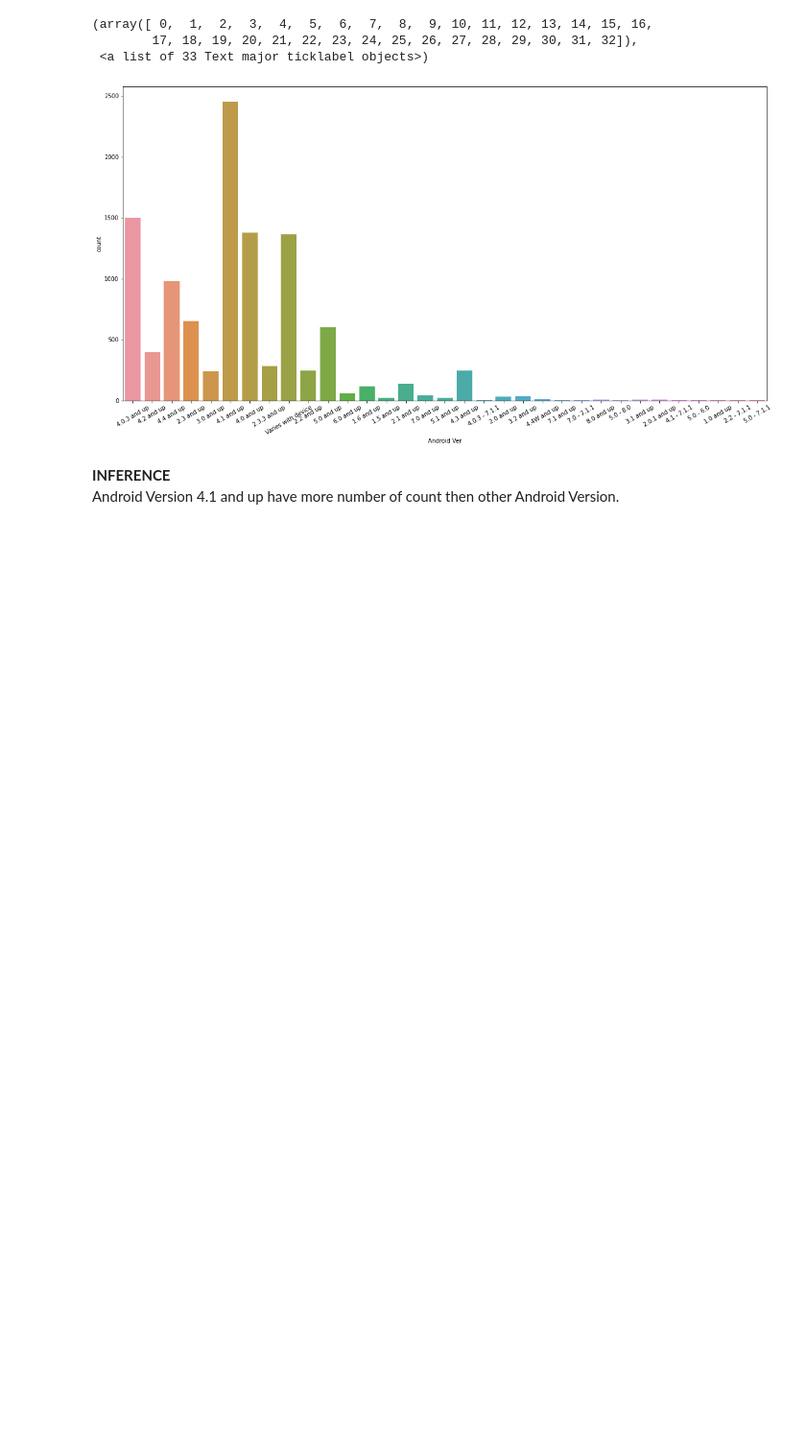
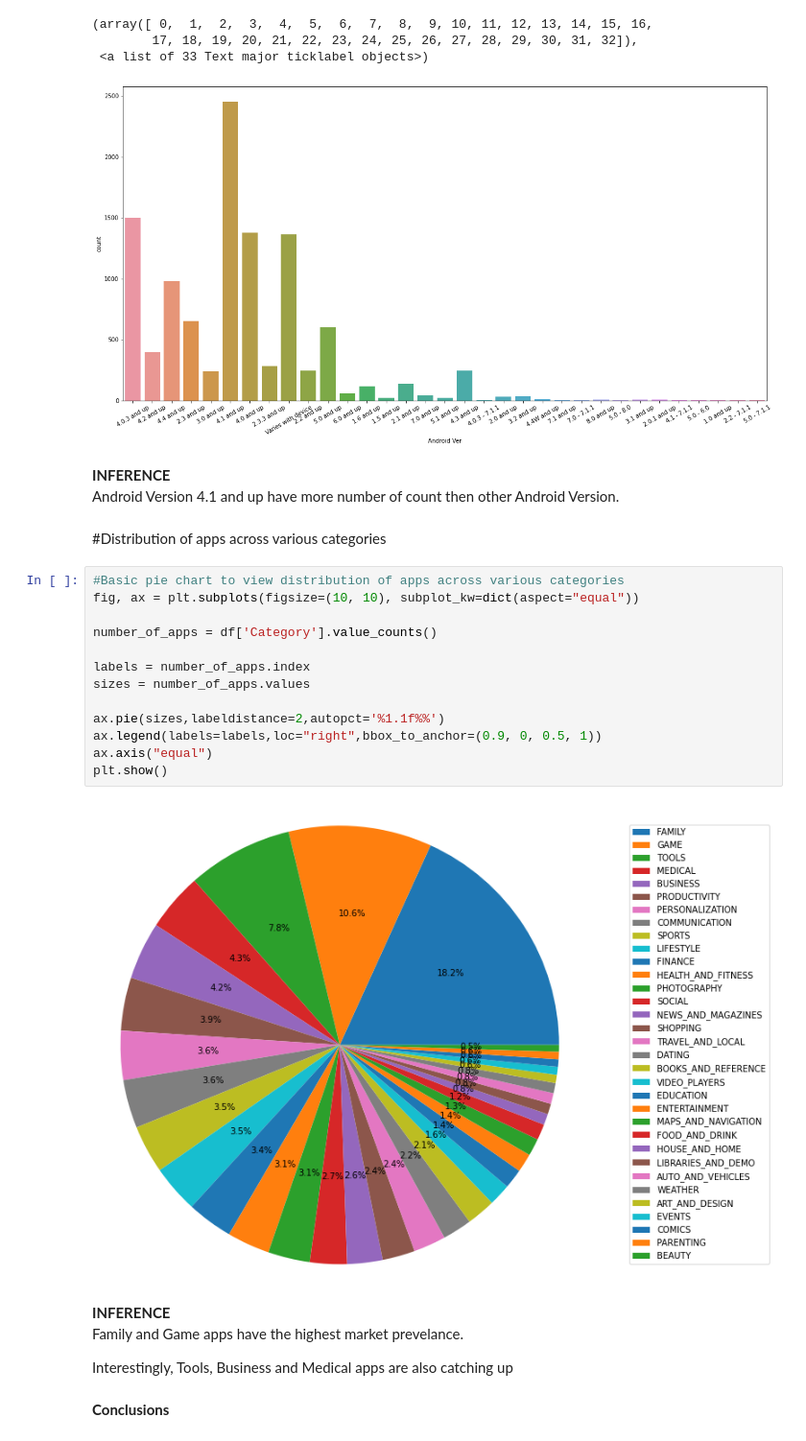
Before and after one commit to RITIK1442840127/Play-Store-Data-Analysis, a Jupyter notebook: Play_Store_Analysis_by_RITIK_TIWARI.ipynb, the cells around one changed output. Shown at 96% size. Cells and saved outputs as stored; diff of their text form; blank space fills up the shorter version.

```diff
--- a/Play_Store_Analysis_by_RITIK_TIWARI.ipynb
+++ b/Play_Store_Analysis_by_RITIK_TIWARI.ipynb
@@ -916,3 +916,27 @@ plt.xticks(rotation=30)
 # %% [markdown]
 **INFERENCE**
 Android Version 4.1 and up have more number of count then other Android Version.
+# %% [markdown]
+#Distribution of apps across various categories
+# %%
+#Basic pie chart to view distribution of apps across various categories
+fig, ax = plt.subplots(figsize=(10, 10), subplot_kw=dict(aspect="equal"))
+
+number_of_apps = df['Category'].value_counts()
+
+labels = number_of_apps.index
+sizes = number_of_apps.values
+
+ax.pie(sizes,labeldistance=2,autopct='%1.1f%%')
+ax.legend(labels=labels,loc="right",bbox_to_anchor=(0.9, 0, 0.5, 1))
+ax.axis("equal")
+plt.show()
+# %% [output]
+[figure, added]
+# %% [markdown]
+**INFERENCE**
+Family and Game apps have the highest market prevelance.
+
+Interestingly, Tools, Business and Medical apps are also catching up
+# %% [markdown]
+**Conclusions**
```
Also changed, not shown: parts of 4 cells of this notebook.
